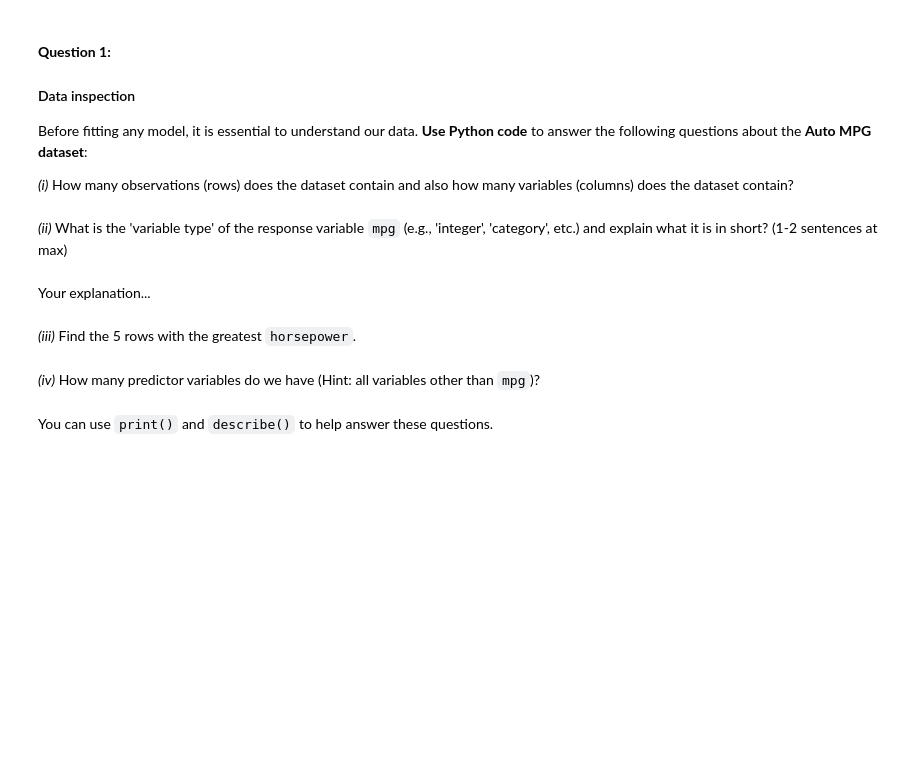
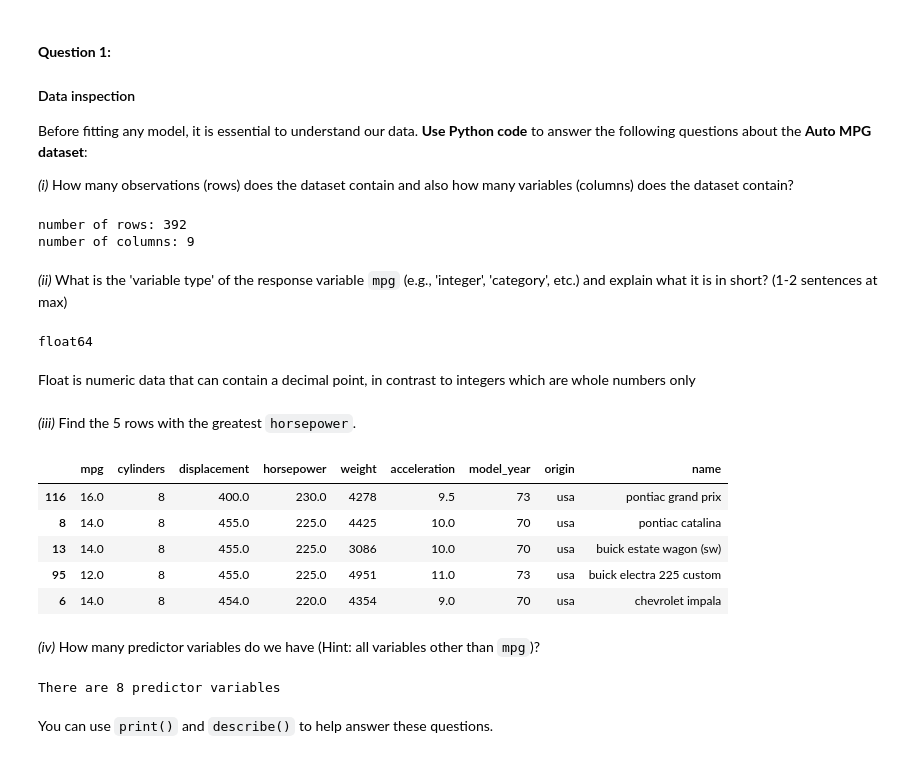
Before and after one commit to UofT-DSI/LCR, a Jupyter notebook: 02_activities/assignments/assignment_2.ipynb, the cells around one changed output. Drawn from its saved outputs; the diff is of its cells as text; code cells hidden in the pictures; blank space fills up the shorter version.

```diff
--- a/02_activities/assignments/assignment_2.ipynb
+++ b/02_activities/assignments/assignment_2.ipynb
@@ -43,17 +48,34 @@ _(i)_ How many observations (rows) does the dataset contain and also how many va
+# %%
+print( "number of rows:", mpg_data.shape[0])
+print( "number of columns:", mpg_data.shape[1])
+# %% [output]
+number of rows: 392
+number of columns: 9
 # %% [markdown]
 _(ii)_ What is the 'variable type' of the response variable `mpg` (e.g., 'integer', 'category', etc.) and explain what it is in short? (1-2 sentences at max)
 # %%
-# Your answer here...
+print(mpg_data['mpg'].dtype)
+# %% [output]
+float64
 # %% [markdown]
-Your explanation...
+Float is numeric data that can contain a decimal point, in contrast to integers which are whole numbers only
 # %% [markdown]
 _(iii)_ Find the 5 rows with the greatest `horsepower`.
 # %%
-# Your answer here...
+mpg_data.nlargest(5, 'horsepower')
+# %% [output]
+|  | mpg | cylinders | displacement | horsepower | weight | acceleration | model_year | origin | name |
+| 116 | 16.0 | 8 | 400.0 | 230.0 | 4278 | 9.5 | 73 | usa | pontiac grand prix |
+| 8 | 14.0 | 8 | 455.0 | 225.0 | 4425 | 10.0 | 70 | usa | pontiac catalina |
+| 13 | 14.0 | 8 | 455.0 | 225.0 | 3086 | 10.0 | 70 | usa | buick estate wagon (sw) |
+| 95 | 12.0 | 8 | 455.0 | 225.0 | 4951 | 11.0 | 73 | usa | buick electra 225 custom |
+| 6 | 14.0 | 8 | 454.0 | 220.0 | 4354 | 9.0 | 70 | usa | chevrolet impala |
 # %% [markdown]
 _(iv)_ How many predictor variables do we have (Hint: all variables other than `mpg`)?
 # %%
-# Your answer here...
+print(f"There are {len(list(mpg_data.columns[mpg_data.columns != 'mpg']))} predictor variables")
+# %% [output]
+There are 8 predictor variables
 # %% [markdown]
 You can use `print()` and `describe()` to help answer these questions.
 # %% [markdown]
```
Also changed, not shown: parts of 11 cells of this notebook.
